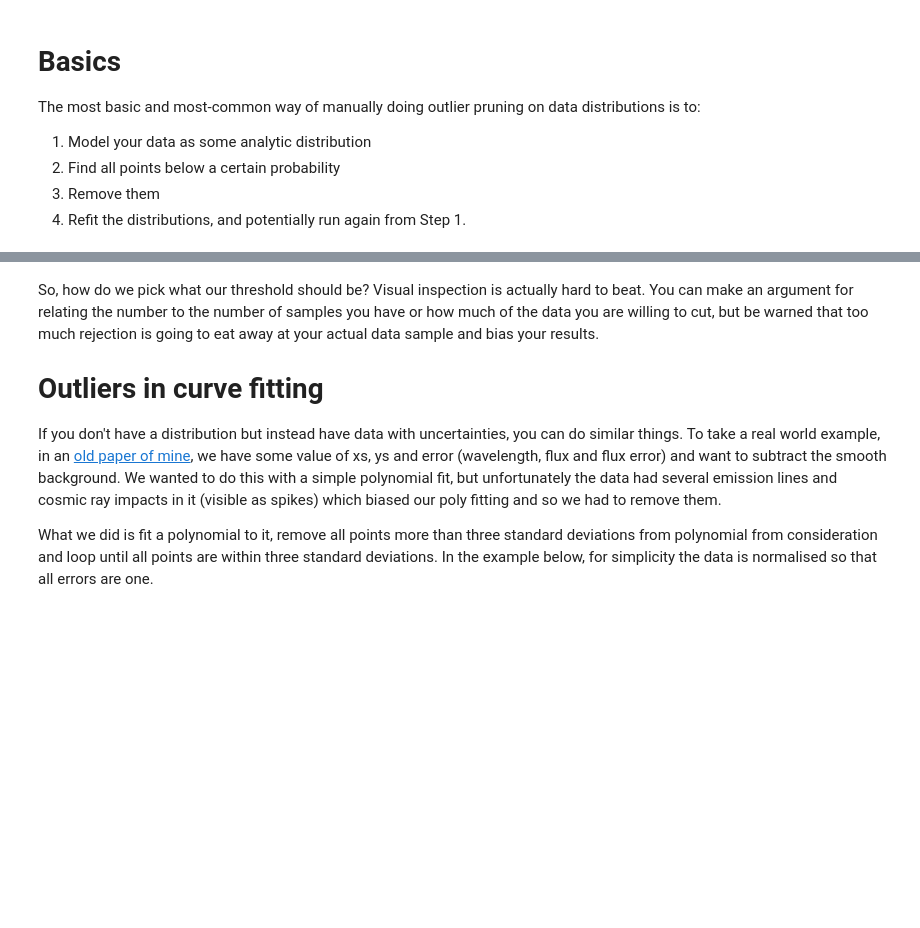
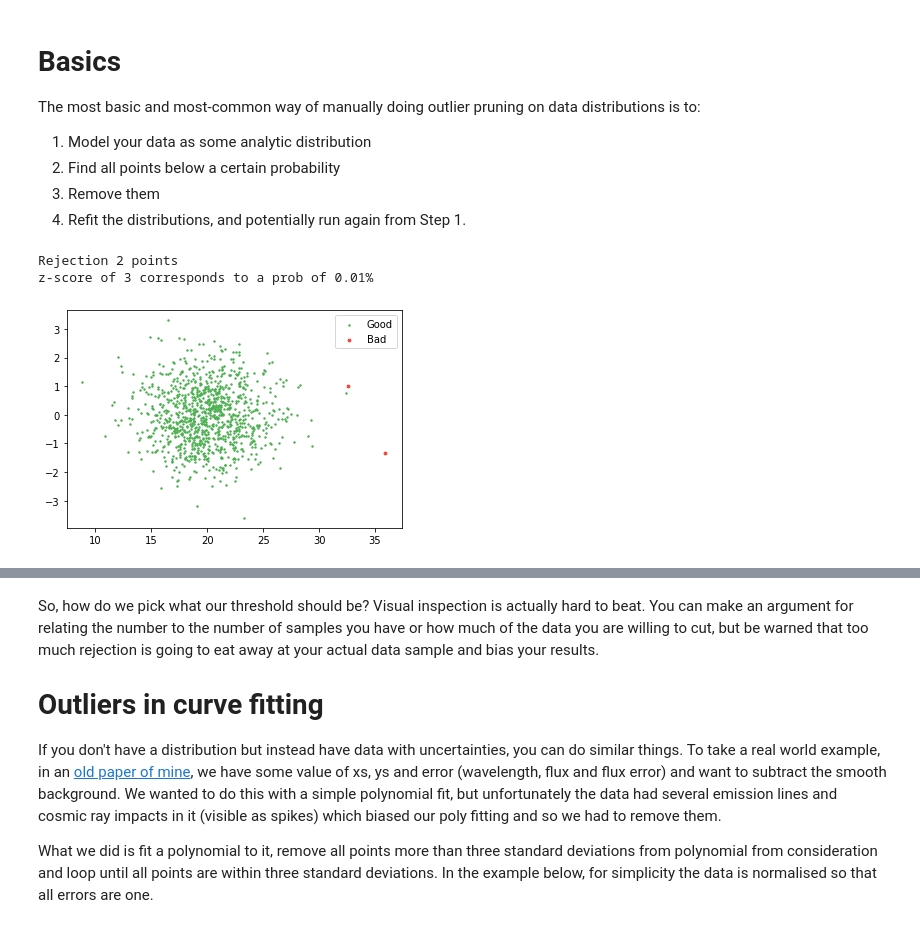
Before and after one commit to victorshimizu/Udemy_Python-For-Statistical-Analysis, a Jupyter notebook: Python for Statistical Analysis/02 - Exploring Data Analysis/11 - Dealing with Outliers/Practical Example.ipynb, the cells around one changed output, grey strips where cells are left out. Saved outputs shown, nothing was run; the diff lists cells and outputs as text; code cells hidden in the pictures; blank space fills up the shorter version.

```diff
--- a/Python for Statistical Analysis/02 - Exploring Data Analysis/11 - Dealing with Outliers/Practical Example.ipynb
+++ b/Python for Statistical Analysis/02 - Exploring Data Analysis/11 - Dealing with Outliers/Practical Example.ipynb
@@ -24,19 +28,23 @@ The most basic and most-common way of manually doing outlier pruning on data dis
 2. Find all points below a certain probability
 3. Remove them
 4. Refit the distributions, and potentially run again from Step 1.
+# %%
+mean, std = np.mean(d1), np.std(d1)
+z_score = np.abs((d1 - mean) / std)
+threshold = 4
+good = z_score < threshold
 # %%
-mean, std = np.mean(d1), np.std(d1)
-z_score = np.abs((d1 - mean) / std)
-threshold = 3
-good = z_score < threshold
-
 print(f"Rejection {(~good).sum()} points")
 from scipy.stats import norm
 print(f"z-score of 3 corresponds to a prob of {100 * 2 * norm.sf(threshold):0.2f}%")
 visual_scatter = np.random.normal(size=d1.size)
 plt.scatter(d1[good], visual_scatter[good], s=2, label="Good", color="#4CAF50")
 plt.scatter(d1[~good], visual_scatter[~good], s=8, label="Bad", color="#F44336")
 plt.legend();
+# %% [output]
+Rejection 2 points
+z-score of 3 corresponds to a prob of 0.01%
+[figure, added]
 # %%
 from scipy.stats import multivariate_normal as mn
 
```
Also changed, not shown: parts of 5 cells of this notebook, 10 other files.
